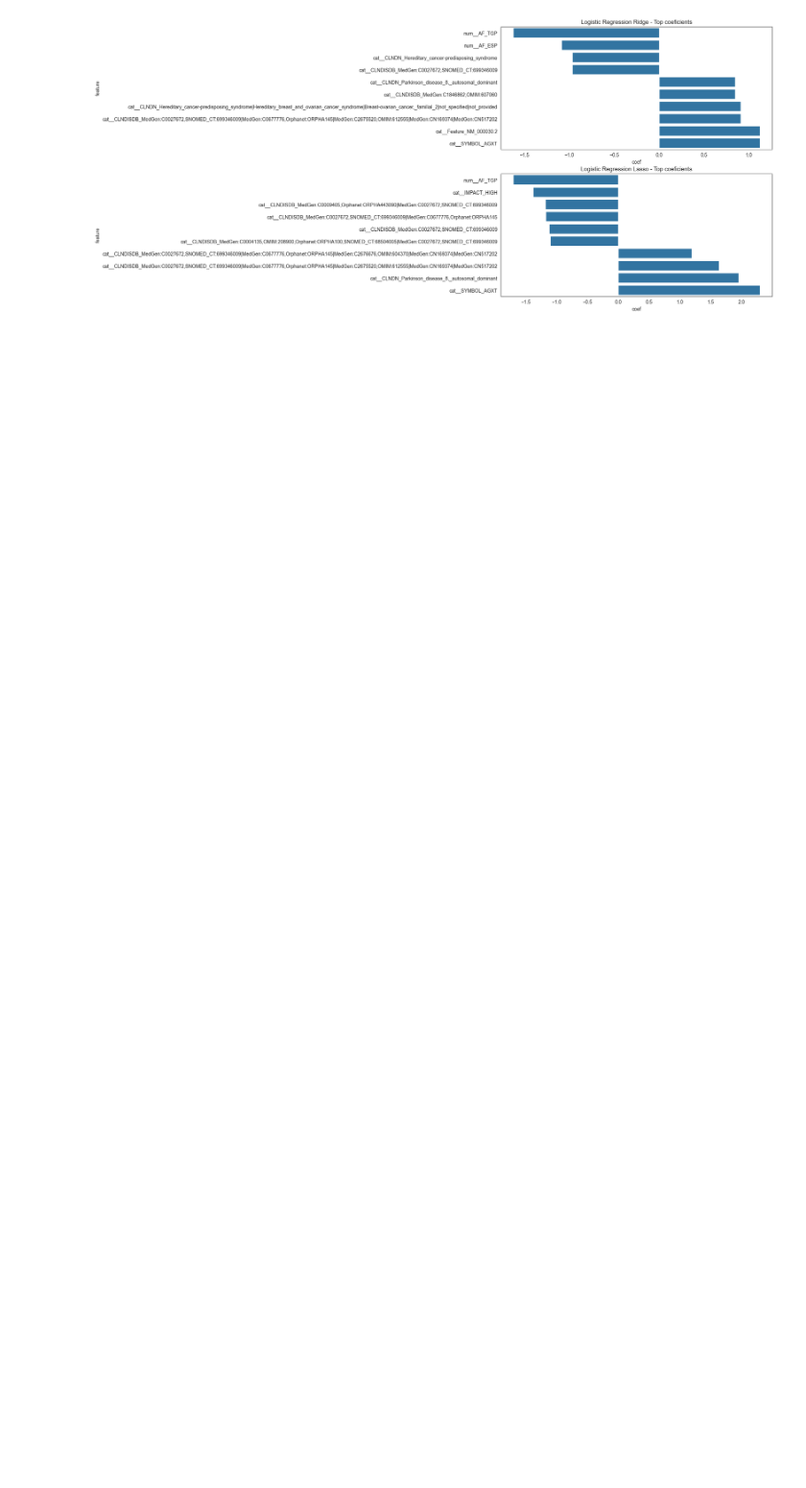
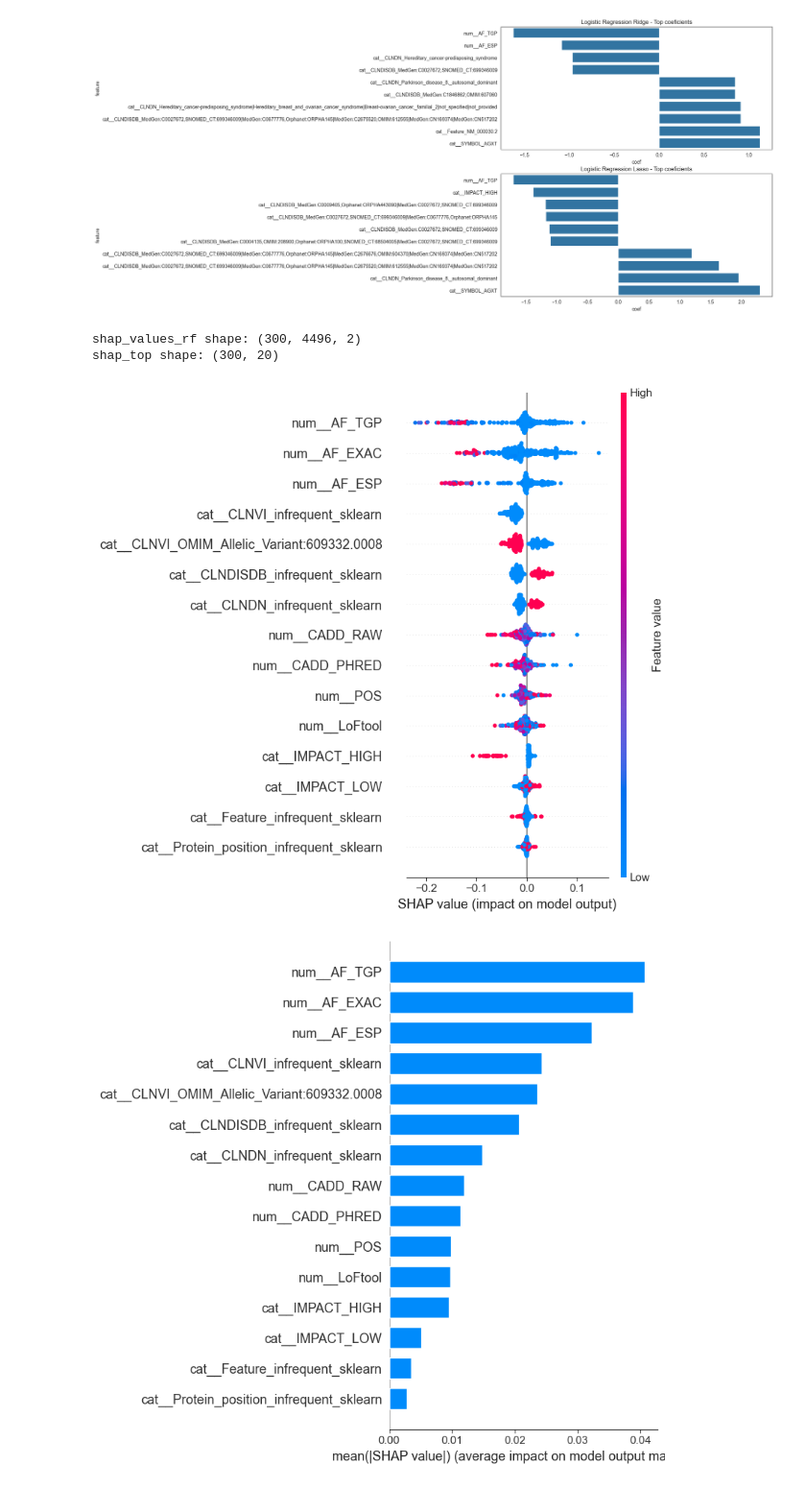
Before and after one commit to eliagarcia/tfg-genetic-variants, a Jupyter notebook: notebooks/class.ipynb, the cells around one changed output. Shown at 96% size. Saved outputs shown, nothing was run; the diff lists cells and outputs as text; code cells hidden in the pictures; blank space fills up the shorter version.

Commit message:
shap inici

```diff
--- a/notebooks/class.ipynb
+++ b/notebooks/class.ipynb
@@ -1082,3 +1082,60 @@ Top coeficients Ridge vs Lasso
 | 8 | cat__CLNDN_Parkinson_disease_8,_a... | 0.847395 | 0.847395 | cat__CLNDISDB_MedGen:C0027672,SNO... | -1.119246 | 1.119246 |
 | 9 | cat__CLNDISDB_MedGen:C1846862,OMI... | 0.847395 | 0.847395 | cat__CLNDISDB_MedGen:C0004135,OMI... | -1.102874 | 1.102874 |
 [figure]
+# %%
+import scipy.sparse
+import shap
+import numpy as np
+
+# Transform
+X_test_transformed = best_model_rf_binary.named_steps["preprocess"].transform(X_test)
+if scipy.sparse.issparse(X_test_transformed):
+    X_test_transformed = X_test_transformed.toarray().astype(np.float64)
+else:
+    X_test_transformed = np.array(X_test_transformed, dtype=np.float64)
+
+rf_model = best_model_rf_binary.named_steps["model"]
+feature_names = best_model_rf_binary.named_steps["preprocess"].get_feature_names_out()
+
+importances = rf_model.feature_importances_
+top_n = 20
+top_idx = np.argsort(importances)[::-1][:top_n]
+top_feature_names = feature_names[top_idx]
+
+# Subsample rows
+sample_idx = np.random.choice(X_test_transformed.shape[0], size=300, replace=False)
+X_shap_sample = X_test_transformed[sample_idx]
+
+# SHAP
+explainer_rf = shap.TreeExplainer(rf_model)
+shap_values_rf = explainer_rf.shap_values(X_shap_sample, approximate=True, check_additivity=False)
+
+print("shap_values_rf shape:", shap_values_rf.shape)  # (300, 4496, 2)
+
+# ── Correct indexing: samples x features x class1 ──
+sv = shap_values_rf[:, :, 1]          # (300, 4496)
+shap_top = sv[:, top_idx]             # (300, 20)
+X_top    = X_shap_sample[:, top_idx]  # (300, 20)
+
+print("shap_top shape:", shap_top.shape)  # (300, 20) ✓
+
+# Summary plot (beeswarm)
+shap.summary_plot(shap_top, X_top, feature_names=list(top_feature_names), max_display=15)
+
+# Bar plot
+shap.summary_plot(shap_top, X_top, feature_names=list(top_feature_names), plot_type="bar", max_display=15)
+
+# Waterfall for one sample
+shap.waterfall_plot(
+    shap.Explanation(
+        values=shap_top[0],
+        base_values=explainer_rf.expected_value[1],
+        data=X_top[0],
+        feature_names=list(top_feature_names)
+    )
+)
+# %% [output]
+shap_values_rf shape: (300, 4496, 2)
+shap_top shape: (300, 20)
+[figure, added]
+[figure, added]
```
Also changed, not shown: parts of 8 cells of this notebook.
